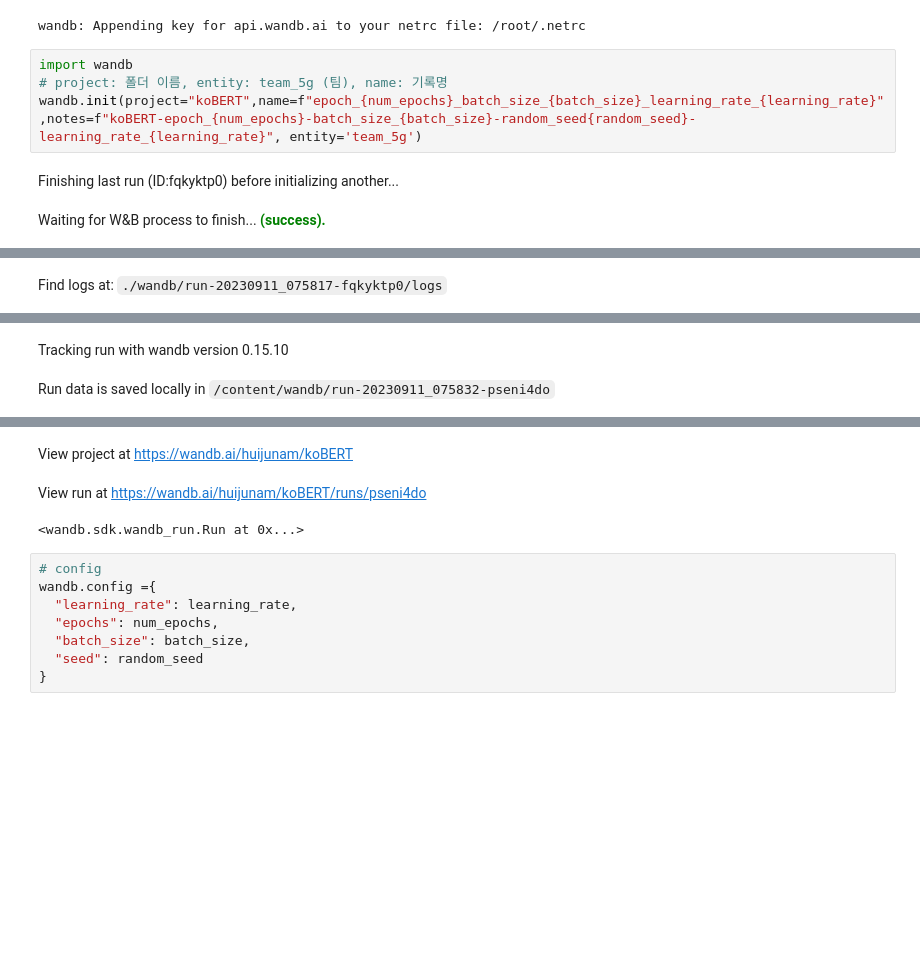
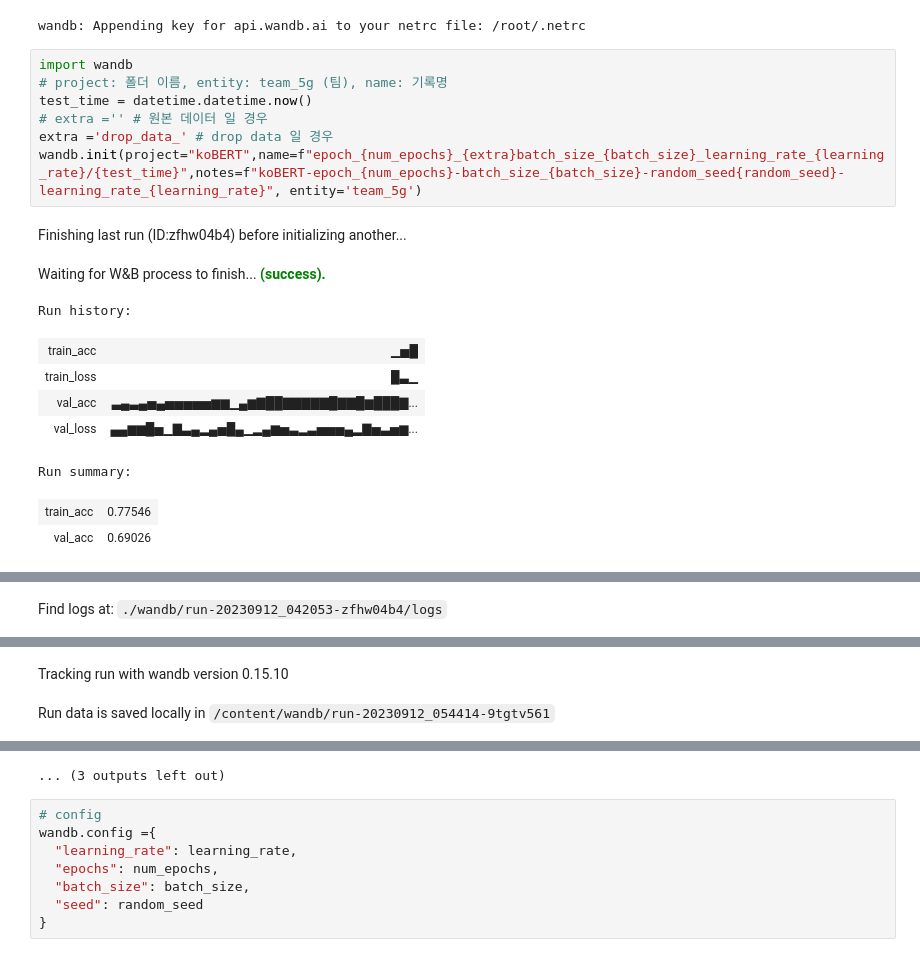
Before and after one commit to huijunam/CJ_AI_hackathon, a Jupyter notebook: 5G_team_project.ipynb, the cells around one changed output, grey strips where cells are left out. Saved outputs shown, nothing was run; the diff lists cells and outputs as text; blank space fills up the shorter version.

```diff
--- a/5G_team_project.ipynb
+++ b/5G_team_project.ipynb
@@ -608,7 +593,18 @@ wandb: Appending key for api.wandb.ai to your netrc file: /root/.netrc
 # %%
 import wandb
 # project: 폴더 이름, entity: team_5g (팀), name: 기록명
-wandb.init(project="koBERT",name=f"epoch_{num_epochs}_batch_size_{batch_size}_learning_rate_{learning_rate}",notes=f"koBERT-epoch_{num_epochs}-batch_size_{batch_size}-random_seed{random_seed}-learning_rate_{learning_rate}", entity='team_5g')
+test_time = datetime.datetime.now()
+# extra ='' # 원본 데이터 일 경우
+extra ='drop_data_' # drop data 일 경우
+wandb.init(project="koBERT",name=f"epoch_{num_epochs}_{extra}batch_size_{batch_size}_learning_rate_{learning_rate}/{test_time}",notes=f"koBERT-epoch_{num_epochs}-batch_size_{batch_size}-random_seed{random_seed}-learning_rate_{learning_rate}", entity='team_5g')
 # %% [output]
-Finishing last run (ID:fqkyktp0) before initializing another...
+Finishing last run (ID:zfhw04b4) before initializing another...
 Waiting for W&B process to finish... (success).
+Run history:
+| train_acc | ▁▅█ |
+| train_loss | █▃▁ |
+| val_acc | ▃▄▃▄▅▄▅▅▅▅▅▆▆▁▄▆▇██▇▇▇▇▇█▇▇█▆███▇... |
+| val_loss | ▄▄▆▆█▅▁▇▃▄▂▄▅█▄▁▂▄▆▅▃▂▃▅▅▅▄▂▇▅▃▅▆... |
+Run summary:
+| train_acc | 0.77546 |
+| val_acc | 0.69026 |
@@ -617 +613 @@ Synced 4 W&B file(s), 0 media file(s), 0 artifact file(s) and 0 other file(s)
-Find logs at: ./wandb/run-20230911_075817-fqkyktp0/logs
+Find logs at: ./wandb/run-20230912_042053-zfhw04b4/logs
@@ -619,2 +615,2 @@ Successfully finished last run (ID:fqkyktp0). Initializing new run:
 Tracking run with wandb version 0.15.10
-Run data is saved locally in /content/wandb/run-20230911_075832-pseni4do
+Run data is saved locally in /content/wandb/run-20230912_054414-9tgtv561
@@ -622,6 +618,4 @@ Syncing run epoch_3_batch_size_64_learning_rate_5e-5_ to Weights & Biases (docs)
-View project at https://wandb.ai/huijunam/koBERT
-View run at https://wandb.ai/huijunam/koBERT/runs/pseni4do
-<wandb.sdk.wandb_run.Run at 0x...>
+... (3 outputs left out)
 # %%
 # config
 wandb.config ={
```
Also changed, not shown: parts of 27 cells of this notebook.
